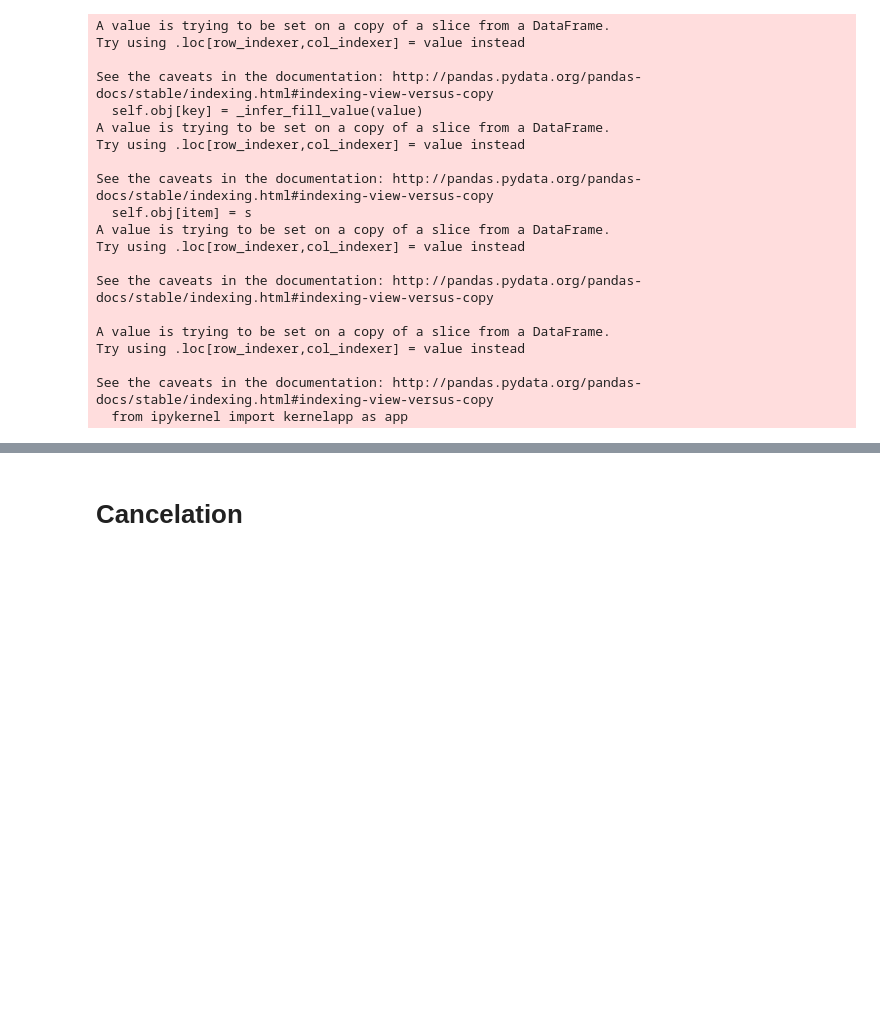
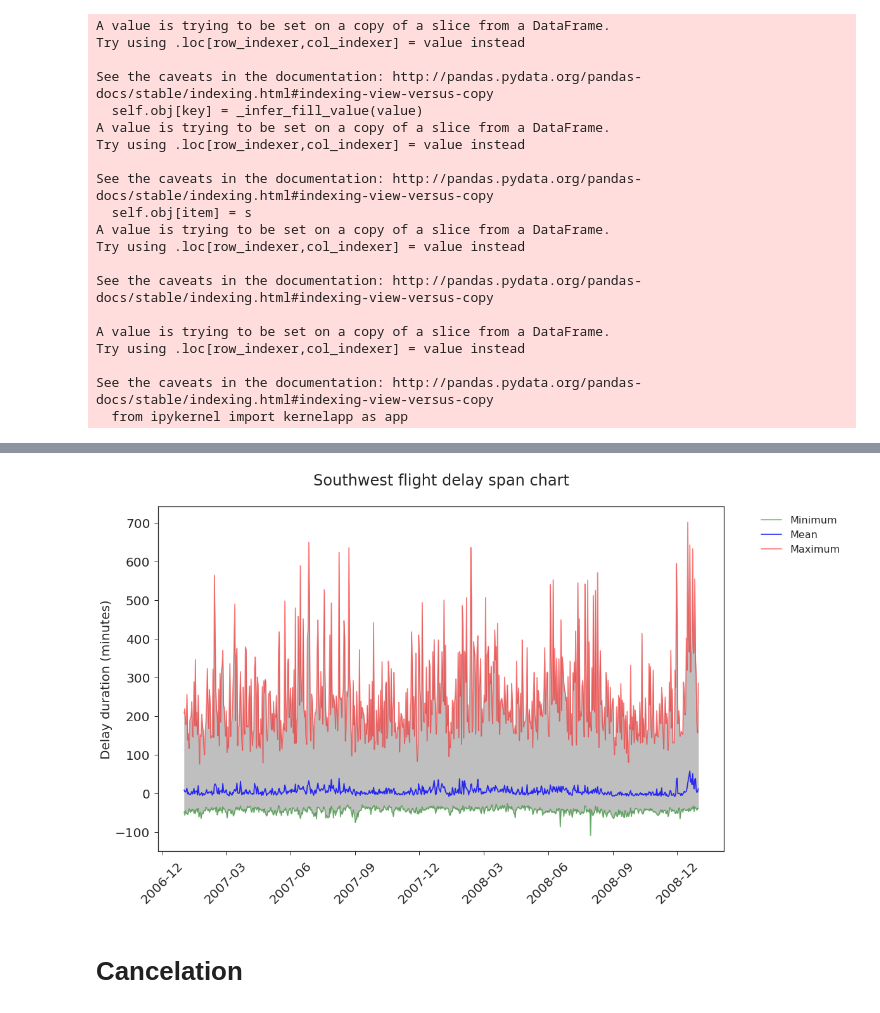
Before and after one commit to Zibski/Airline-on-time, a Jupyter notebook: Data Exploration.ipynb, the cells around one changed output, grey strips where cells are left out. Saved outputs shown, nothing was run; the diff lists cells and outputs as text; code cells hidden in the pictures; blank space fills up the shorter version.

```diff
--- a/Data Exploration.ipynb
+++ b/Data Exploration.ipynb
@@ -244,23 +310,25 @@ plt.show()
 # %%
 y1 = np.array(df[['ArrDelay']].groupby([df.index]).min()).reshape(731,)
 y2 = np.array(df[['ArrDelay']].groupby([df.index]).mean()).reshape(731,)
 y3 = np.array(df[['ArrDelay']].groupby([df.index]).max()).reshape(731,)
 
 x = np.unique(df.index.values)
 
 plt.figure(figsize=(16, 10))
 plt.plot(x, y1, color='green', alpha=0.5)
 plt.plot(x, y2, color='blue', alpha=0.8)
 plt.plot(x, y3, color='red', alpha=0.5)
 plt.fill_between(x, y1, y3, color='grey', alpha=0.5)
 
-plt.ylabel('Delay duration (minutes)', fontsize=18)
-plt.title('Southwest flight delay span chart', fontsize=20)
-plt.legend(['Minimum', 'Mean', 'Maximum'], loc=2, fontsize=16)
-plt.xticks(fontsize=16, rotation=45)
-plt.yticks(fontsize=16)
+plt.ylabel('Delay duration (minutes)', fontsize=20)
+plt.title('Southwest flight delay span chart\n', fontsize=24)
+plt.legend(['Minimum', 'Mean', 'Maximum'], loc=2, fontsize=16, bbox_to_anchor=(1.05, 1))
+plt.xticks(fontsize=20, rotation=45)
+plt.yticks(fontsize=20)
 
 plt.show()
+# %% [output]
+[figure, added]
 # %% [markdown]
 # Cancelation
 # %%
```
Also changed, not shown: parts of 17 cells of this notebook.
